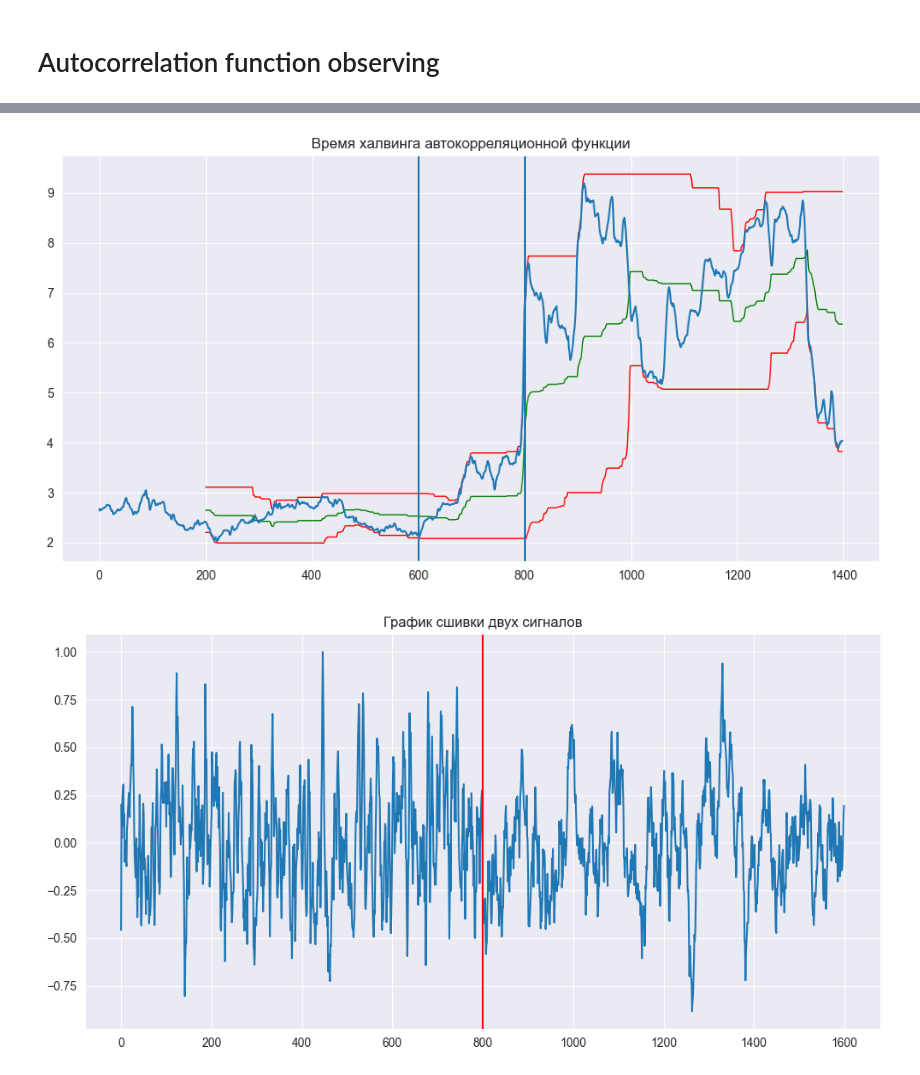
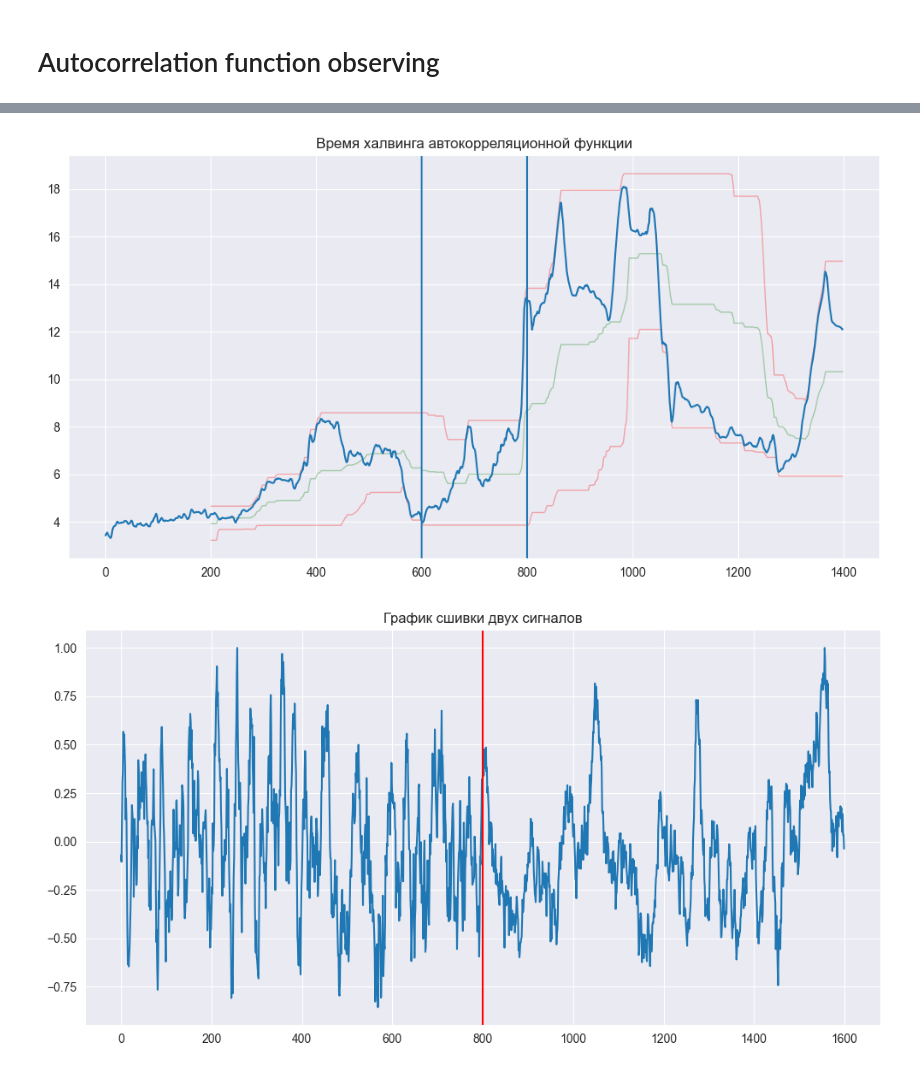
Before and after one commit to aldmitry/signal_processing_with_NN, a Jupyter notebook: ACF_NN.ipynb, the cells around one changed output, grey strips where cells are left out. Cells and saved outputs as stored; diff of their text form; code cells hidden in the pictures.

```diff
--- a/ACF_NN.ipynb
+++ b/ACF_NN.ipynb
@@ -91,7 +91,7 @@ def make_random_signal(length, ma):
 
     return x
 # %%
-def calculate_hulving_time_acf(y, x = None):
+def calculate_hulving_time_acf(y):
     """
     Receive autocorrelation function and return the time it takes to halve
     :param y: numpy 1D array
@@ -191,13 +216,16 @@ def find_halving_treshold_moments(center, lower_band, upper_band, window, hulvin
 # Autocorrelation function observing
 # %%
 observe_window = 200
-ma_window1 = 5
-ma_window2 = 15
-signal1 = make_random_signal(observe_window * 4, ma_window1)
-signal2 = make_random_signal(observe_window * 4, ma_window2)
+ma_window1 = 10
+ma_window2 = 20
+length1 = observe_window * 4
+length2 = observe_window * 4
+signal1 = make_random_signal(length1, ma_window1)
+signal2 = make_random_signal(length2, ma_window2)
 signal = np.concatenate([signal1, signal2])
 signal_chunks = [signal[i:i+observe_window] for i in range(signal.shape[0]-observe_window-1)]
 acf_chunks = [make_autocorrelation_dependence(i) for i in signal_chunks]
 hulvings = [calculate_hulving_time_acf(i) for i in acf_chunks]
-center, lower_band, upper_band, x_stats = make_halving_treshold(np.array(hulvings), window = 200, delta_percent=0.02)
-find_halving_treshold_moments(center, lower_band, upper_band, observe_window, np.array(hulvings))
+center, lower_band, upper_band, x_stats = make_halving_treshold(np.array(hulvings), window = observe_window, delta_percent=0.03)
+hulving_moments = find_halving_treshold_moments(center, lower_band, upper_band, observe_window, np.array(hulvings))
+halving_treshold_stats(hulving_moments, observe_window, length1, length2)
@@ -207,19 +234,19 @@ array([ 327,  676, 1214, 1332])
 # %%
 plt.figure(figsize = (12,6))
 
-plt.plot(x_stats, upper_band, linewidth= 1, color = 'r',  label = 'upper')
-plt.plot(x_stats, lower_band, linewidth= 1, color = 'r', label = 'lower')
-plt.plot(x_stats, center, linewidth= 1, color = 'g',  label = 'center')
+plt.plot(x_stats, upper_band, linewidth= 1, color = 'r',  label = 'upper', alpha=0.3)
+plt.plot(x_stats, lower_band, linewidth= 1, color = 'r', label = 'lower', alpha=0.3)
+plt.plot(x_stats, center, linewidth= 1, color = 'g',  label = 'center', alpha=0.3)
 plt.plot(hulvings, label = 'hulvings')
 plt.axvline(x=signal1.shape[0]-observe_window)
 plt.axvline(x=signal1.shape[0])
 plt.title("Время халвинга автокорреляционной функции")
 plt.show()
 plt.figure(figsize = (12,6))
 plt.plot(signal)
 plt.axvline(x=signal1.shape[0], color = 'r')
 plt.title("График сшивки двух сигналов")
 plt.show()
 # %% [output]
-[figure, old version]
+[figure, new version]
-[figure, old version]
+[figure, new version]
```
Also changed, not shown: parts of 4 cells of this notebook.
